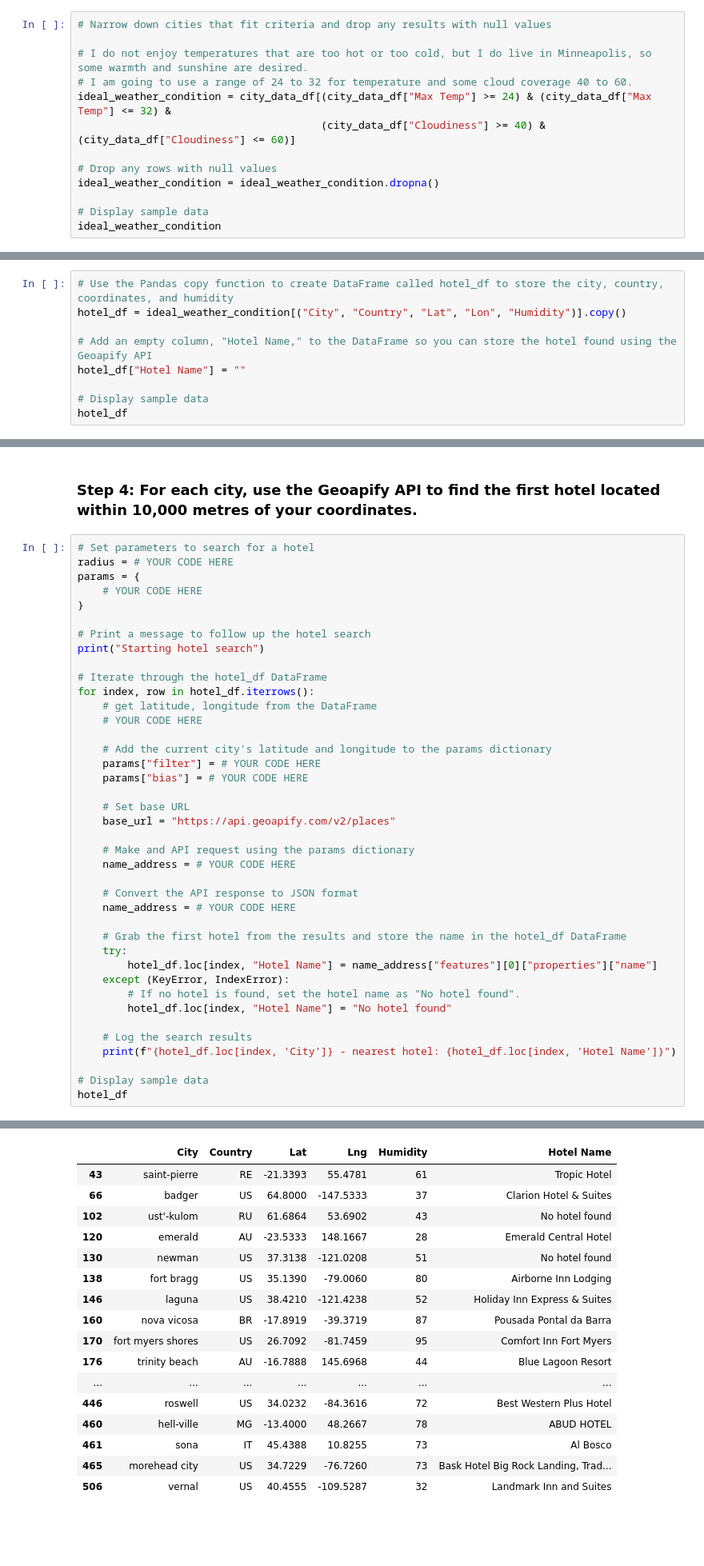
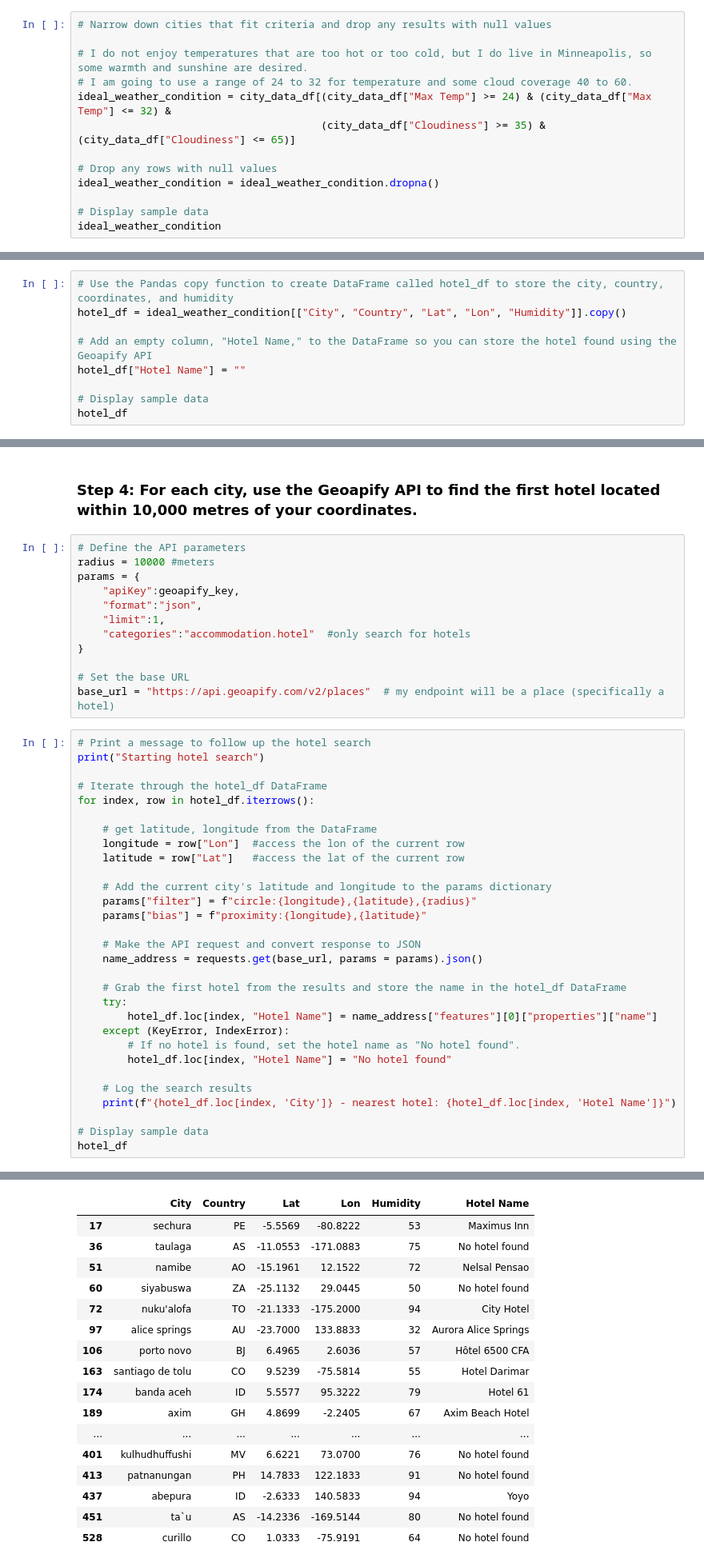
Before and after one commit to sarahryan0413/python-api-challenge, a Jupyter notebook: Notebooks/VacationPy.ipynb, the cells around one changed output, grey strips where cells are left out. Shown at 80% size. Cells and saved outputs as stored; diff of their text form; blank space fills up the shorter version.

Commit message:
found nearest hotels

```diff
--- a/Notebooks/VacationPy.ipynb
+++ b/Notebooks/VacationPy.ipynb
@@ -58,7 +59,7 @@ map_plot_1
 # I do not enjoy temperatures that are too hot or too cold, but I do live in Minneapolis, so some warmth and sunshine are desired.
 # I am going to use a range of 24 to 32 for temperature and some cloud coverage 40 to 60.
 ideal_weather_condition = city_data_df[(city_data_df["Max Temp"] >= 24) & (city_data_df["Max Temp"] <= 32) &
-                                       (city_data_df["Cloudiness"] >= 40) & (city_data_df["Cloudiness"] <= 60)]
+                                       (city_data_df["Cloudiness"] >= 35) & (city_data_df["Cloudiness"] <= 65)]
 
 # Drop any rows with null values
 ideal_weather_condition = ideal_weather_condition.dropna()
@@ -87,7 +88,7 @@ ideal_weather_condition
 ### Step 3: Create a new DataFrame called `hotel_df`.
 # %%
 # Use the Pandas copy function to create DataFrame called hotel_df to store the city, country, coordinates, and humidity
-hotel_df = ideal_weather_condition[("City", "Country", "Lat", "Lon", "Humidity")].copy()
+hotel_df = ideal_weather_condition[["City", "Country", "Lat", "Lon", "Humidity"]].copy()
 
 # Add an empty column, "Hotel Name," to the DataFrame so you can store the hotel found using the Geoapify API
 hotel_df["Hotel Name"] = ""
@@ -97,32 +116,34 @@ hotel_df
 # %% [markdown]
 ### Step 4: For each city, use the Geoapify API to find the first hotel located within 10,000 metres of your coordinates.
+# %%
+# Define the API parameters
+radius = 10000 #meters
+params = {
+    "apiKey":geoapify_key,
+    "format":"json",
+    "limit":1,
+    "categories":"accommodation.hotel"  #only search for hotels
+}
+
+# Set the base URL
+base_url = "https://api.geoapify.com/v2/places"  # my endpoint will be a place (specifically a hotel)
 # %%
-# Set parameters to search for a hotel
-radius = # YOUR CODE HERE
-params = {
-    # YOUR CODE HERE
-}
-
 # Print a message to follow up the hotel search
 print("Starting hotel search")
 
 # Iterate through the hotel_df DataFrame
 for index, row in hotel_df.iterrows():
+
     # get latitude, longitude from the DataFrame
-    # YOUR CODE HERE
+    longitude = row["Lon"]  #access the lon of the current row
+    latitude = row["Lat"]   #access the lat of the current row
 
     # Add the current city's latitude and longitude to the params dictionary
-    params["filter"] = # YOUR CODE HERE
-    params["bias"] = # YOUR CODE HERE
+    params["filter"] = f"circle:{longitude},{latitude},{radius}"
+    params["bias"] = f"proximity:{longitude},{latitude}"
 
-    # Set base URL
-    base_url = "https://api.geoapify.com/v2/places"
-
-    # Make and API request using the params dictionary
-    name_address = # YOUR CODE HERE
-
-    # Convert the API response to JSON format
-    name_address = # YOUR CODE HERE
+    # Make the API request and convert response to JSON
+    name_address = requests.get(base_url, params = params).json()
 
     # Grab the first hotel from the results and store the name in the hotel_df DataFrame
     try:
@@ -157,20 +178,20 @@ vernal - nearest hotel: Landmark Inn and Suites
-|  | City | Country | Lat | Lng | Humidity | Hotel Name |
-| 43 | saint-pierre | RE | -21.3393 | 55.4781 | 61 | Tropic Hotel |
-| 66 | badger | US | 64.8000 | -147.5333 | 37 | Clarion Hotel & Suites |
-| 102 | ust'-kulom | RU | 61.6864 | 53.6902 | 43 | No hotel found |
-| 120 | emerald | AU | -23.5333 | 148.1667 | 28 | Emerald Central Hotel |
-| 130 | newman | US | 37.3138 | -121.0208 | 51 | No hotel found |
-| 138 | fort bragg | US | 35.1390 | -79.0060 | 80 | Airborne Inn Lodging |
-| 146 | laguna | US | 38.4210 | -121.4238 | 52 | Holiday Inn Express & Suites |
-| 160 | nova vicosa | BR | -17.8919 | -39.3719 | 87 | Pousada Pontal da Barra |
-| 170 | fort myers shores | US | 26.7092 | -81.7459 | 95 | Comfort Inn Fort Myers |
-| 176 | trinity beach | AU | -16.7888 | 145.6968 | 44 | Blue Lagoon Resort |
+|  | City | Country | Lat | Lon | Humidity | Hotel Name |
+| 17 | sechura | PE | -5.5569 | -80.8222 | 53 | Maximus Inn |
+| 36 | taulaga | AS | -11.0553 | -171.0883 | 75 | No hotel found |
+| 51 | namibe | AO | -15.1961 | 12.1522 | 72 | Nelsal Pensao |
+| 60 | siyabuswa | ZA | -25.1132 | 29.0445 | 50 | No hotel found |
+| 72 | nuku'alofa | TO | -21.1333 | -175.2000 | 94 | City Hotel |
+| 97 | alice springs | AU | -23.7000 | 133.8833 | 32 | Aurora Alice Springs |
+| 106 | porto novo | BJ | 6.4965 | 2.6036 | 57 | Hôtel 6500 CFA |
+| 163 | santiago de tolu | CO | 9.5239 | -75.5814 | 55 | Hotel Darimar |
+| 174 | banda aceh | ID | 5.5577 | 95.3222 | 79 | Hotel 61 |
+| 189 | axim | GH | 4.8699 | -2.2405 | 67 | Axim Beach Hotel |
 | ... | ... | ... | ... | ... | ... | ... |
-| 446 | roswell | US | 34.0232 | -84.3616 | 72 | Best Western Plus Hotel |
-| 460 | hell-ville | MG | -13.4000 | 48.2667 | 78 | ABUD HOTEL |
-| 461 | sona | IT | 45.4388 | 10.8255 | 73 | Al Bosco |
-| 465 | morehead city | US | 34.7229 | -76.7260 | 73 | Bask Hotel Big Rock Landing, Trad... |
-| 506 | vernal | US | 40.4555 | -109.5287 | 32 | Landmark Inn and Suites |
+| 401 | kulhudhuffushi | MV | 6.6221 | 73.0700 | 76 | No hotel found |
+| 413 | patnanungan | PH | 14.7833 | 122.1833 | 91 | No hotel found |
+| 437 | abepura | ID | -2.6333 | 140.5833 | 94 | Yoyo |
+| 451 | ta`u | AS | -14.2336 | -169.5144 | 80 | No hotel found |
+| 528 | curillo | CO | 1.0333 | -75.9191 | 64 | No hotel found |
 # %% [markdown]
 ### Step 5: Add the hotel name and the country as additional information in the hover message for each city in the map.
 # %%
```
Also changed, not shown: parts of 4 cells of this notebook.
